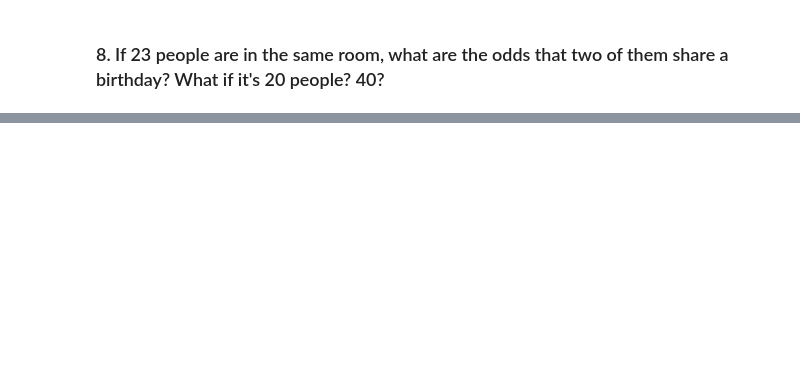
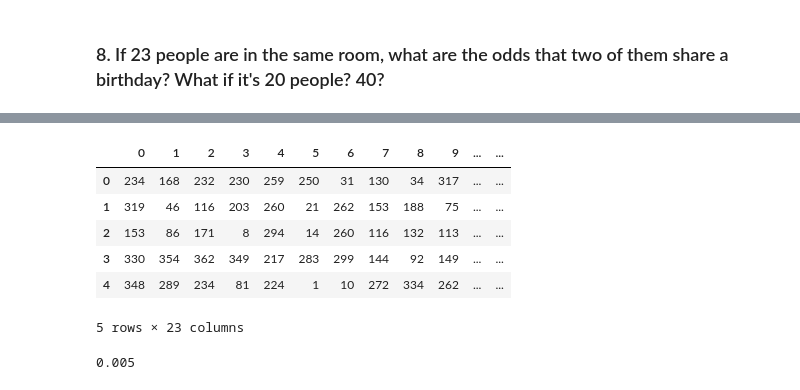
Before and after one commit to carlopdeleon/statistics-exercises, a Jupyter notebook: simulation.ipynb, the cells around one changed output, grey strips where cells are left out. Drawn from its saved outputs; the diff is of its cells as text; code cells hidden in the pictures; blank space fills up the shorter version.

```diff
--- a/simulation.ipynb
+++ b/simulation.ipynb
@@ -269,0 +807,7 @@ P_two_ds
+# %%
+# class review solution
+results = range(1,366)
+n_students = 23
+# %%
+birthdays = np.random.choice(results, size =( 1000, n_students))
+birthdays
@@ -269,0 +822,15 @@ P_two_ds
+# %%
+df_birth_days = pd.DataFrame(birthdays)
+df_birth_days.head()
+# %% [output]
+|  | 0 | 1 | 2 | 3 | 4 | 5 | 6 | 7 | 8 | 9 | ... | ... |
+| 0 | 234 | 168 | 232 | 230 | 259 | 250 | 31 | 130 | 34 | 317 | ... | ... |
+| 1 | 319 | 46 | 116 | 203 | 260 | 21 | 262 | 153 | 188 | 75 | ... | ... |
+| 2 | 153 | 86 | 171 | 8 | 294 | 14 | 260 | 116 | 132 | 113 | ... | ... |
+| 3 | 330 | 354 | 362 | 349 | 217 | 283 | 299 | 144 | 92 | 149 | ... | ... |
+| 4 | 348 | 289 | 234 | 81 | 224 | 1 | 10 | 272 | 334 | 262 | ... | ... |
+5 rows × 23 columns
+# %%
+(df_birth_days.nunique(axis=1) < 20).mean()
+# %% [output]
+0.005
```
Also changed, not shown: parts of 65 cells of this notebook.
